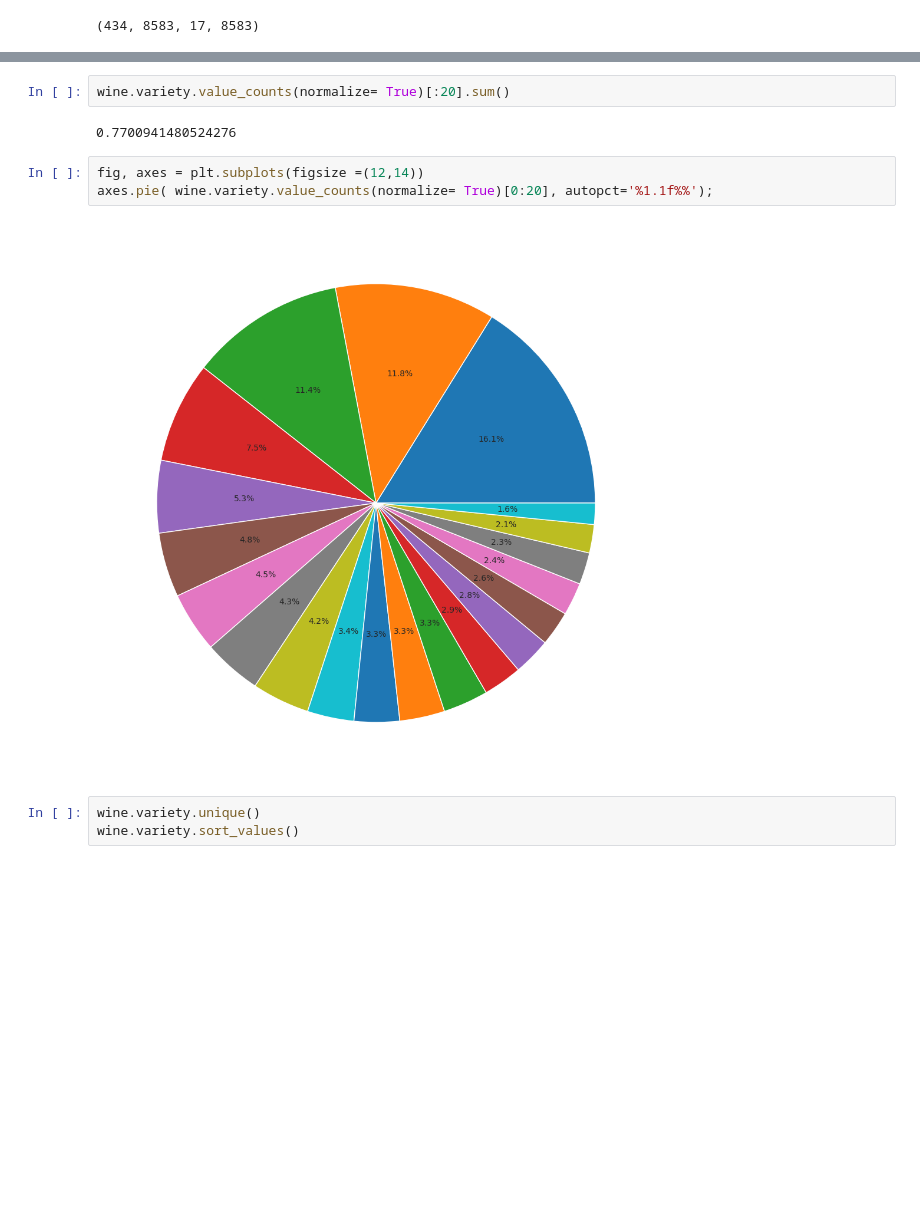
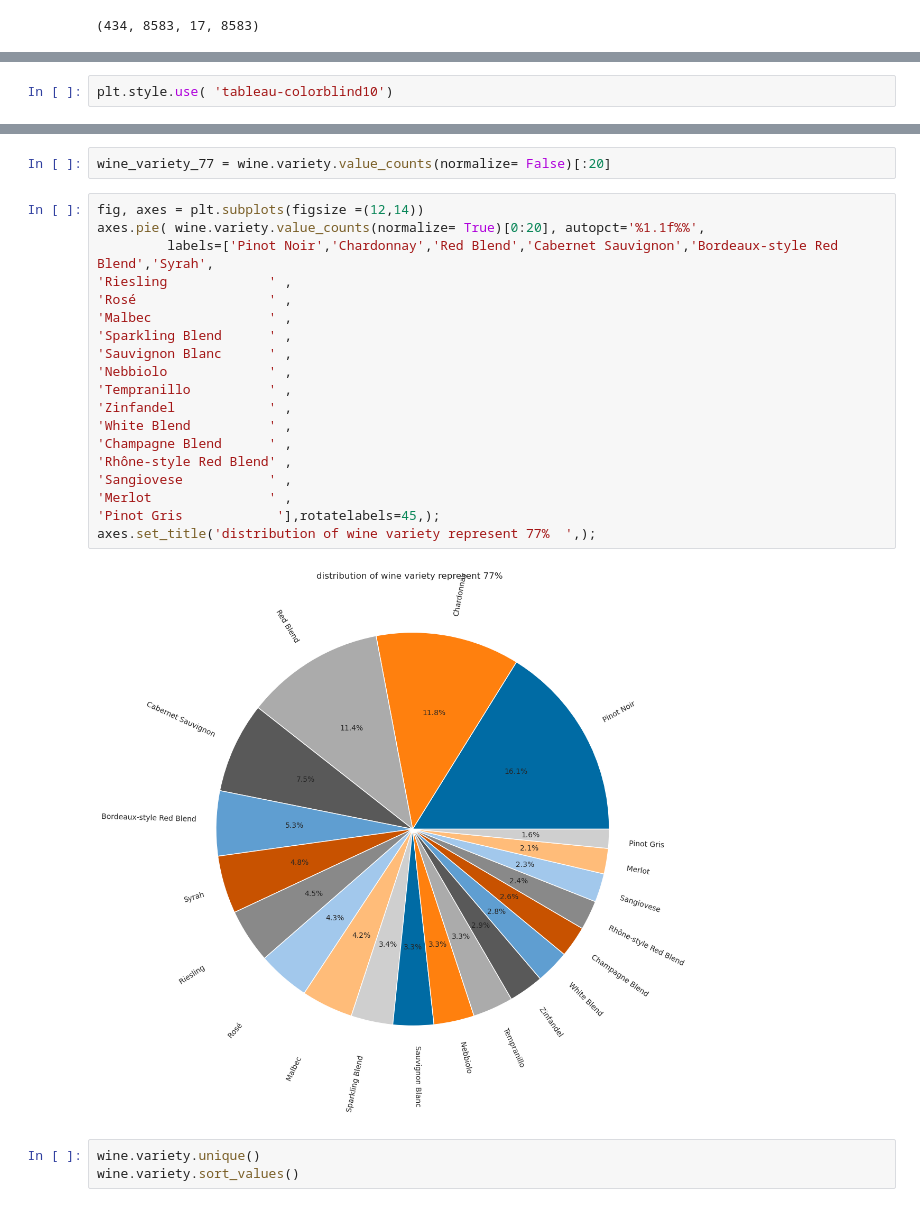
Before and after one commit to AstinSeverino/Wine-, a Jupyter notebook: wine.ipynb, the cells around one changed output, grey strips where cells are left out. Drawn from its saved outputs; the diff is of its cells as text; blank space fills up the shorter version.

```diff
--- a/wine.ipynb
+++ b/wine.ipynb
@@ -452,3 +453,5 @@ wine
+# %%
+plt.style.use( 'tableau-colorblind10')
 # %%
 
 wine.variety.value_counts(normalize= True)[:20]
@@ -471,14 +474,28 @@ Merlot                      0.016116
 Pinot Gris                  0.012092
 Name: variety, dtype: float64
 # %%
-wine.variety.value_counts(normalize= True)[:20].sum()
+wine_variety_77 = wine.variety.value_counts(normalize= False)[:20]
-# %% [output]
-0.7700941480524276
 # %%
 fig, axes = plt.subplots(figsize =(12,14))
-axes.pie( wine.variety.value_counts(normalize= True)[0:20], autopct='%1.1f%%');
+axes.pie( wine.variety.value_counts(normalize= True)[0:20], autopct='%1.1f%%',
+         labels=['Pinot Noir','Chardonnay','Red Blend','Cabernet Sauvignon','Bordeaux-style Red Blend','Syrah',
+'Riesling             ' ,
+'Rosé                 ' ,
+'Malbec               ' ,
+'Sparkling Blend      ' ,
+'Sauvignon Blanc      ' ,
+'Nebbiolo             ' ,
+'Tempranillo          ' ,
+'Zinfandel            ' ,
+'White Blend          ' ,
+'Champagne Blend      ' ,
+'Rhône-style Red Blend' ,
+'Sangiovese           ' ,
+'Merlot               ' ,
+'Pinot Gris            '],rotatelabels=45,);
+axes.set_title('distribution of wine variety represent 77%  ',);
 # %% [output]
-[figure, old version]
+[figure, new version]
 # %%
 wine.variety.unique()
 wine.variety.sort_values()
```
Also changed, not shown: parts of 11 cells of this notebook.
